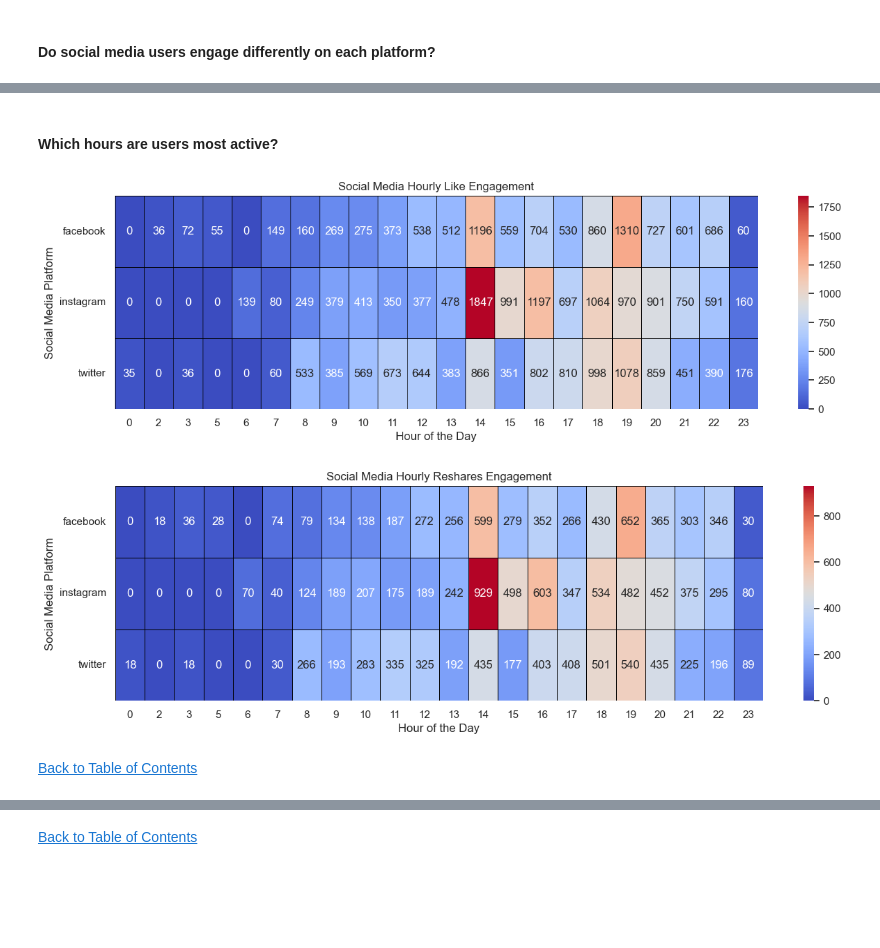
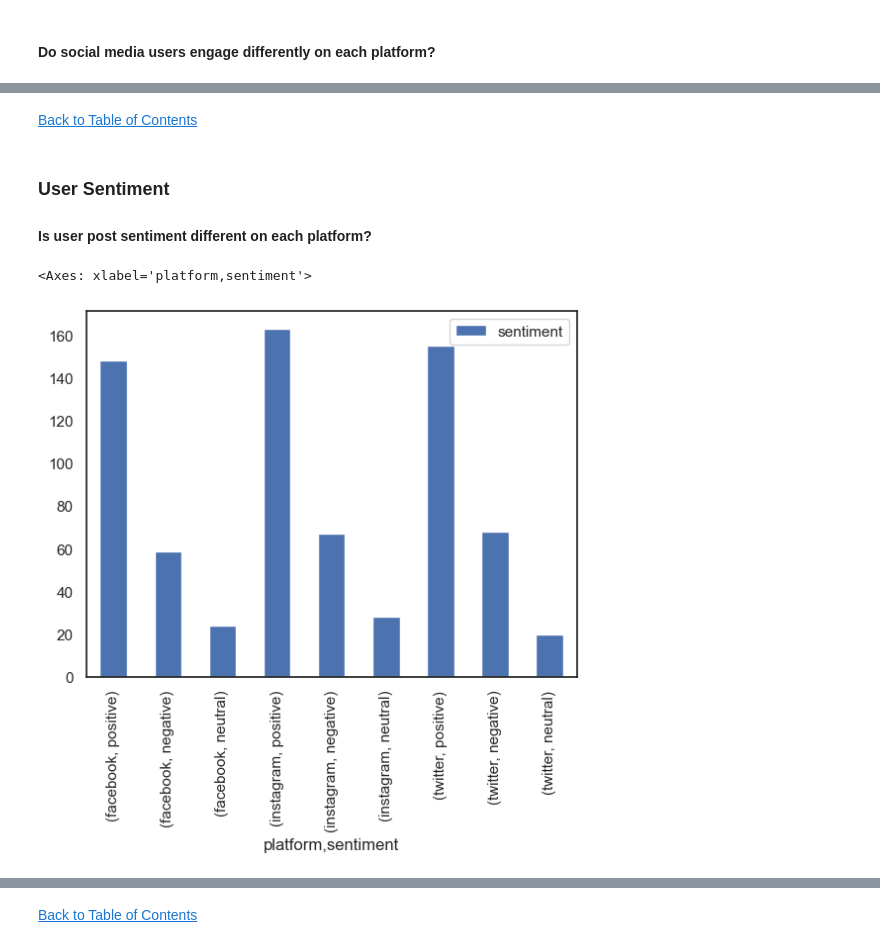
Before and after one commit to jasondo-da/Social_Media_Analysis, a Jupyter notebook: social_media_sentiments_analysis.ipynb, the cells around one changed output, grey strips where cells are left out. Cells and saved outputs as stored; diff of their text form; code cells hidden in the pictures; blank space fills up the shorter version.

```diff
--- a/social_media_sentiments_analysis.ipynb
+++ b/social_media_sentiments_analysis.ipynb
@@ -958,48 +1087,12 @@ plt.show()
-# %% [markdown]
-#### Which hours are users most active?
-# %%
-likes_pivot_hourly = sm.pivot_table(index='platform',
-                                    columns='hour',
-                                    values='likes',
-                                    aggfunc='sum')
-
-sns.set(style='white')
-plt.figure(figsize=(15, 4))
-sns.heatmap(likes_pivot_hourly,
-            cmap='coolwarm',
-            annot=True,
-            fmt='g',
-            linewidths=.5,
-            linecolor='black')
-
-plt.title('Social Media Hourly Like Engagement')
-plt.xlabel('Hour of the Day')
-plt.ylabel('Social Media Platform')
-plt.yticks(rotation=360)
-plt.show()
-# %% [output]
-[figure, removed]
-# %%
-reshares_pivot_hourly = sm.pivot_table(index='platform',
-                                       columns='hour',
-                                       values='reshared',
-                                       aggfunc='sum')
-
-sns.set(style='white')
-plt.figure(figsize=(15, 4))
-sns.heatmap(reshares_pivot_hourly,
-            cmap='coolwarm',
-            annot=True,
-            fmt='g',
-            linewidths=.5,
-            linecolor='black')
-
-plt.title('Social Media Hourly Reshares Engagement')
-plt.xlabel('Hour of the Day')
-plt.ylabel('Social Media Platform')
-plt.yticks(rotation=360)
-plt.show()
-# %% [output]
-[figure, removed]
 # %% [markdown]
 [Back to Table of Contents](#back)
+# %% [markdown]
+### User Sentiment
+
+#### Is user post sentiment different on each platform?
+# %%
+sum_sentiment_posts = sm.groupby('platform').agg({'sentiment': 'value_counts'})
+sum_sentiment_posts.plot(kind='bar')
+# %% [output]
+<Axes: xlabel='platform,sentiment'>
+[figure, added]
```
Also changed, not shown: parts of 34 cells of this notebook.
